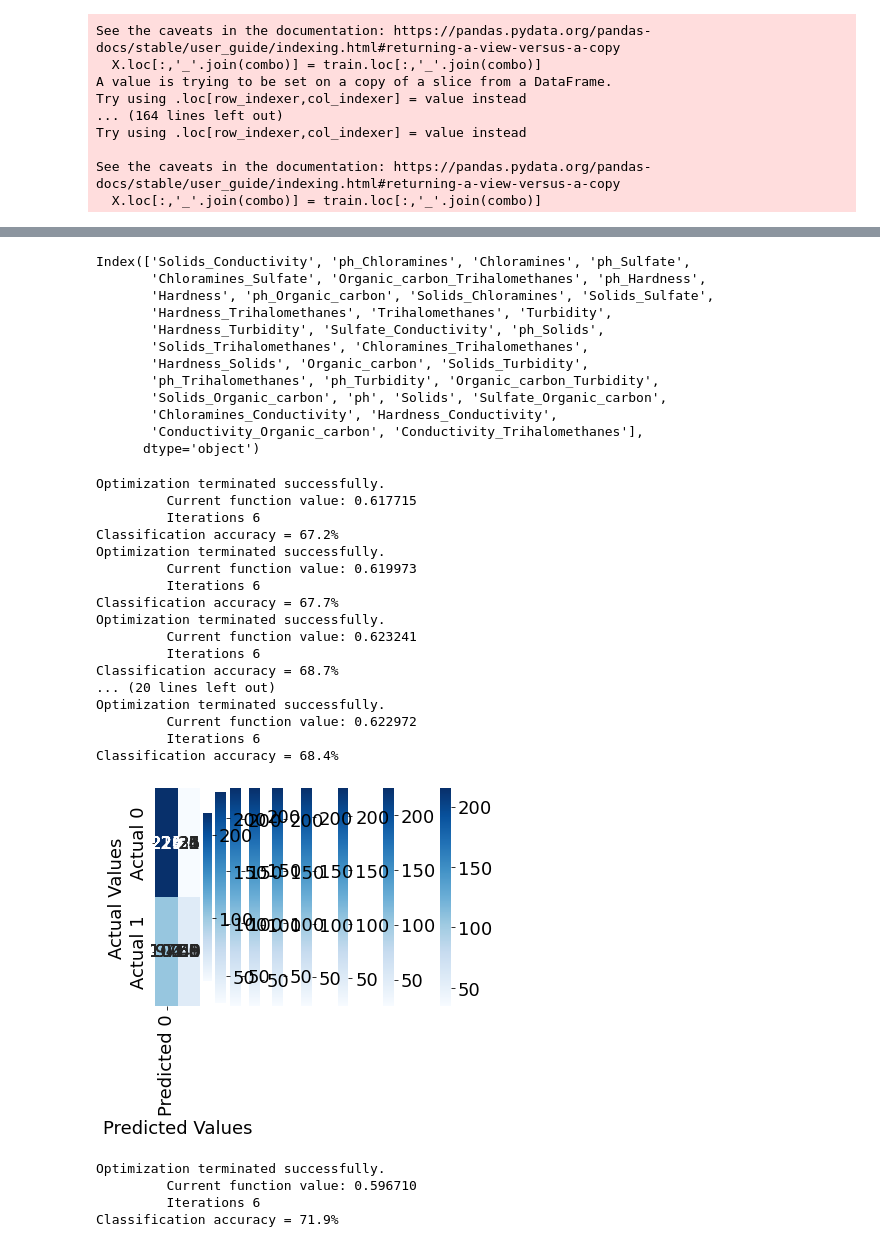
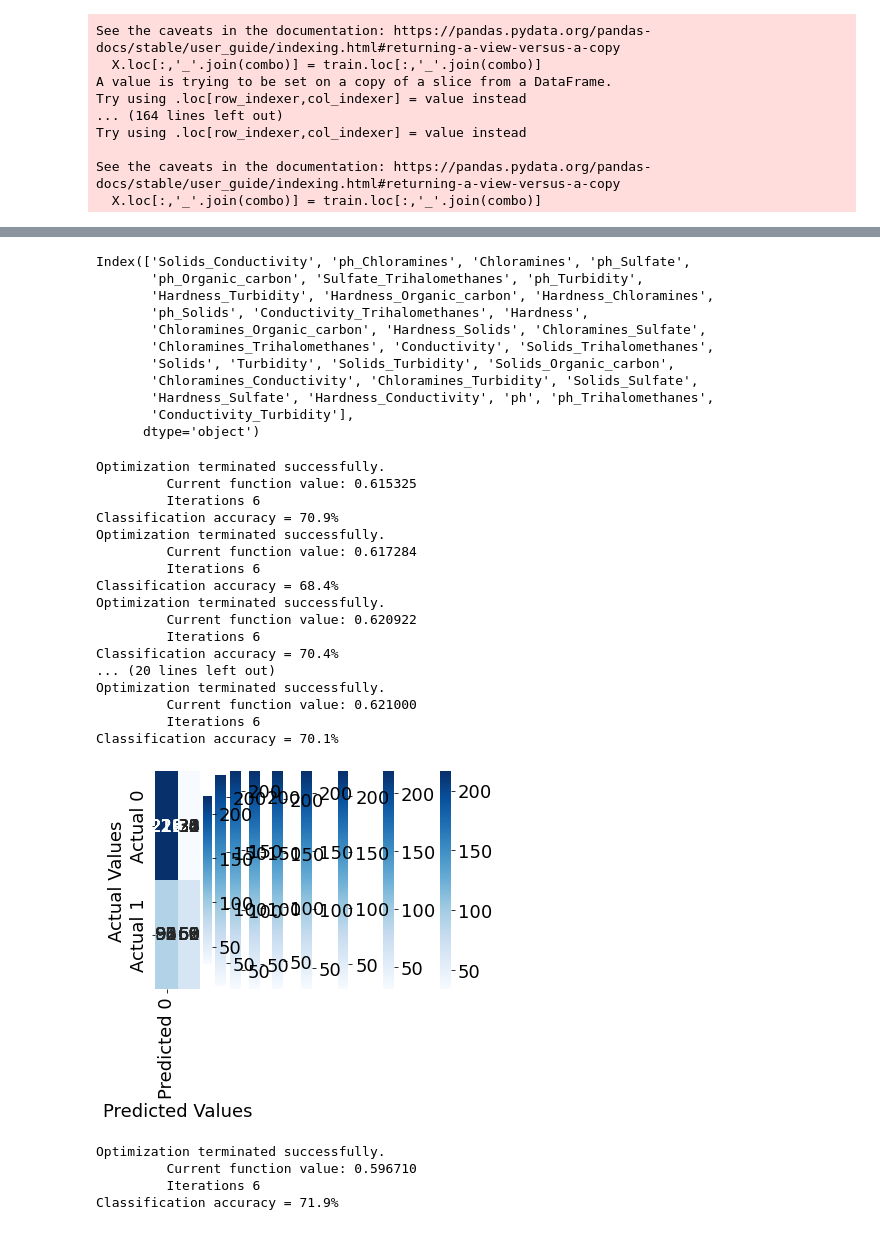
Before and after one commit to meepdeboor/Data-Science-2-Group-Project, a Jupyter notebook: Malva coding.ipynb, the cells around one changed output, grey strips where cells are left out. Cells and saved outputs as stored; diff of their text form; code cells hidden in the pictures.

Commit message:
Update Malva coding.ipynb
backward selection: accuracy = 72.6

```diff
--- a/Malva coding.ipynb
+++ b/Malva coding.ipynb
@@ -101,7 +101,7 @@ def best_sub_plots():
 # %%
 def processSubset(predictor_subset):
     # Fit model on feature_set and calculate R-squared
-    model = sm.ols('Potability~' + '+'.join(predictor_subset),data = train).fit()
+    model = sm.logit('Potability~' + '+'.join(predictor_subset),data = train).fit()
     accuracy = accuracytest(test,test.Potability,model,cutoff=0.5)
     return {"model":model, "Accuracy":accuracy}
 # %%
@@ -294,42 +301,41 @@ Classification accuracy = 62.7%
 # %%
-best_in_model = models_best.loc[33,'model']
+best_in_model = models_best.loc[31,'model']
 best_in_model.params.index[1:]
 # %% [output]
 Index(['Solids_Conductivity', 'ph_Chloramines', 'Chloramines', 'ph_Sulfate',
-       'Chloramines_Sulfate', 'Organic_carbon_Trihalomethanes', 'ph_Hardness',
-       'Hardness', 'ph_Organic_carbon', 'Solids_Chloramines', 'Solids_Sulfate',
-       'Hardness_Trihalomethanes', 'Trihalomethanes', 'Turbidity',
-       'Hardness_Turbidity', 'Sulfate_Conductivity', 'ph_Solids',
-       'Solids_Trihalomethanes', 'Chloramines_Trihalomethanes',
-       'Hardness_Solids', 'Organic_carbon', 'Solids_Turbidity',
-       'ph_Trihalomethanes', 'ph_Turbidity', 'Organic_carbon_Turbidity',
-       'Solids_Organic_carbon', 'ph', 'Solids', 'Sulfate_Organic_carbon',
-       'Chloramines_Conductivity', 'Hardness_Conductivity',
-       'Conductivity_Organic_carbon', 'Conductivity_Trihalomethanes'],
+       'ph_Organic_carbon', 'Sulfate_Trihalomethanes', 'ph_Turbidity',
+       'Hardness_Turbidity', 'Hardness_Organic_carbon', 'Hardness_Chloramines',
+       'ph_Solids', 'Conductivity_Trihalomethanes', 'Hardness',
+       'Chloramines_Organic_carbon', 'Hardness_Solids', 'Chloramines_Sulfate',
+       'Chloramines_Trihalomethanes', 'Conductivity', 'Solids_Trihalomethanes',
+       'Solids', 'Turbidity', 'Solids_Turbidity', 'Solids_Organic_carbon',
+       'Chloramines_Conductivity', 'Chloramines_Turbidity', 'Solids_Sulfate',
+       'Hardness_Sulfate', 'Hardness_Conductivity', 'ph', 'ph_Trihalomethanes',
+       'Conductivity_Turbidity'],
       dtype='object')
 # %%
-for i in model_all.params.index[1:]:
+for i in X_backup.columns:
     model = sm.logit("Potability~" + "+".join(best_in_model.params.index[1:]) + "+I(" + i + "**2)+I(" + i + "**3)", data = train).fit()
     confusion_matrix_test(test, test.Potability, model)
 # %% [output]
 Optimization terminated successfully.
-         Current function value: 0.617715
+         Current function value: 0.615325
          Iterations 6
-Classification accuracy = 67.2%
+Classification accuracy = 70.9%
 Optimization terminated successfully.
-         Current function value: 0.619973
+         Current function value: 0.617284
          Iterations 6
-Classification accuracy = 67.7%
+Classification accuracy = 68.4%
 Optimization terminated successfully.
-         Current function value: 0.623241
+         Current function value: 0.620922
          Iterations 6
-Classification accuracy = 68.7%
+Classification accuracy = 70.4%
 ... (20 lines left out)
 Optimization terminated successfully.
-         Current function value: 0.622972
+         Current function value: 0.621000
          Iterations 6
-Classification accuracy = 68.4%
+Classification accuracy = 70.1%
-[figure, old version]
+[figure, new version]
 # %%
 model_best = sm.logit("Potability~" + "+".join(best_in_model.params.index[1:]) + "+I(Sulfate**2)+I(Sulfate**3)", data = train).fit()
 confusion_matrix_test(test, test.Potability, model_best)
```
Also changed, not shown: parts of 13 cells of this notebook.
